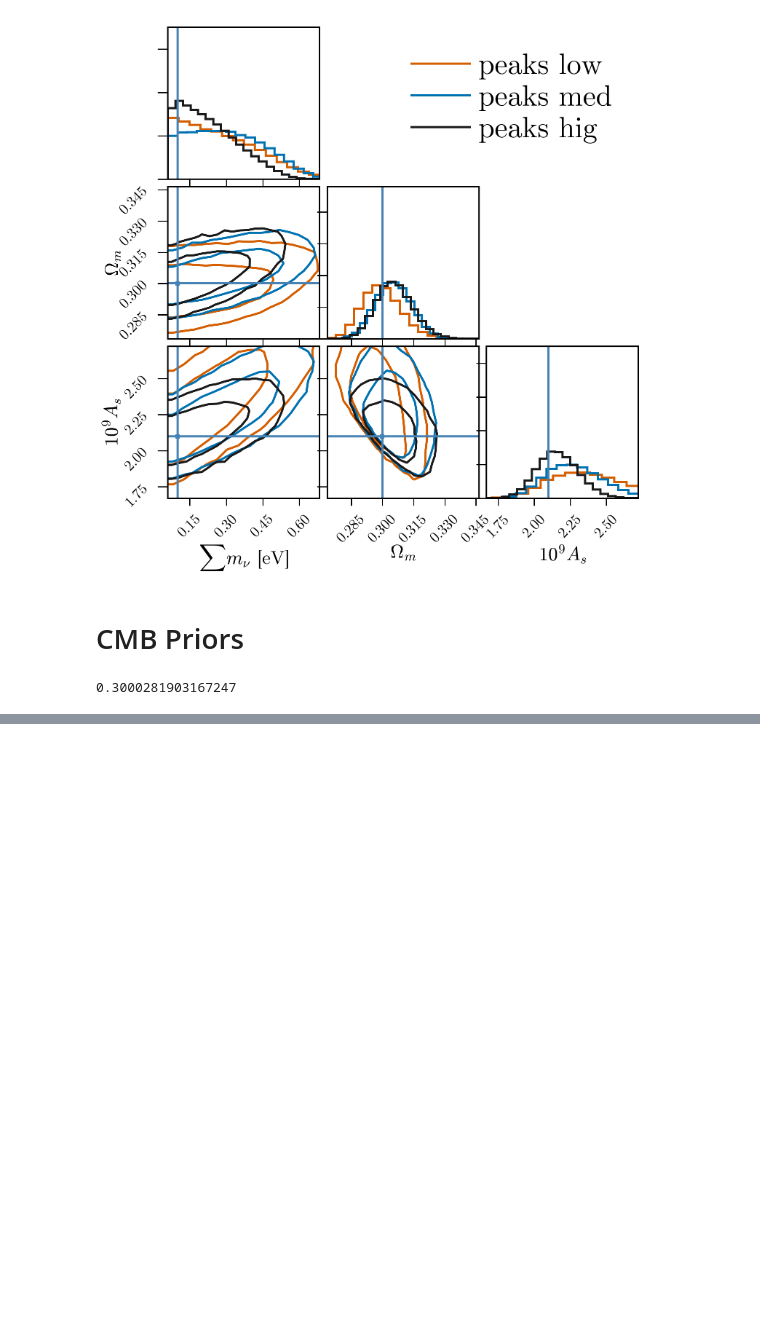
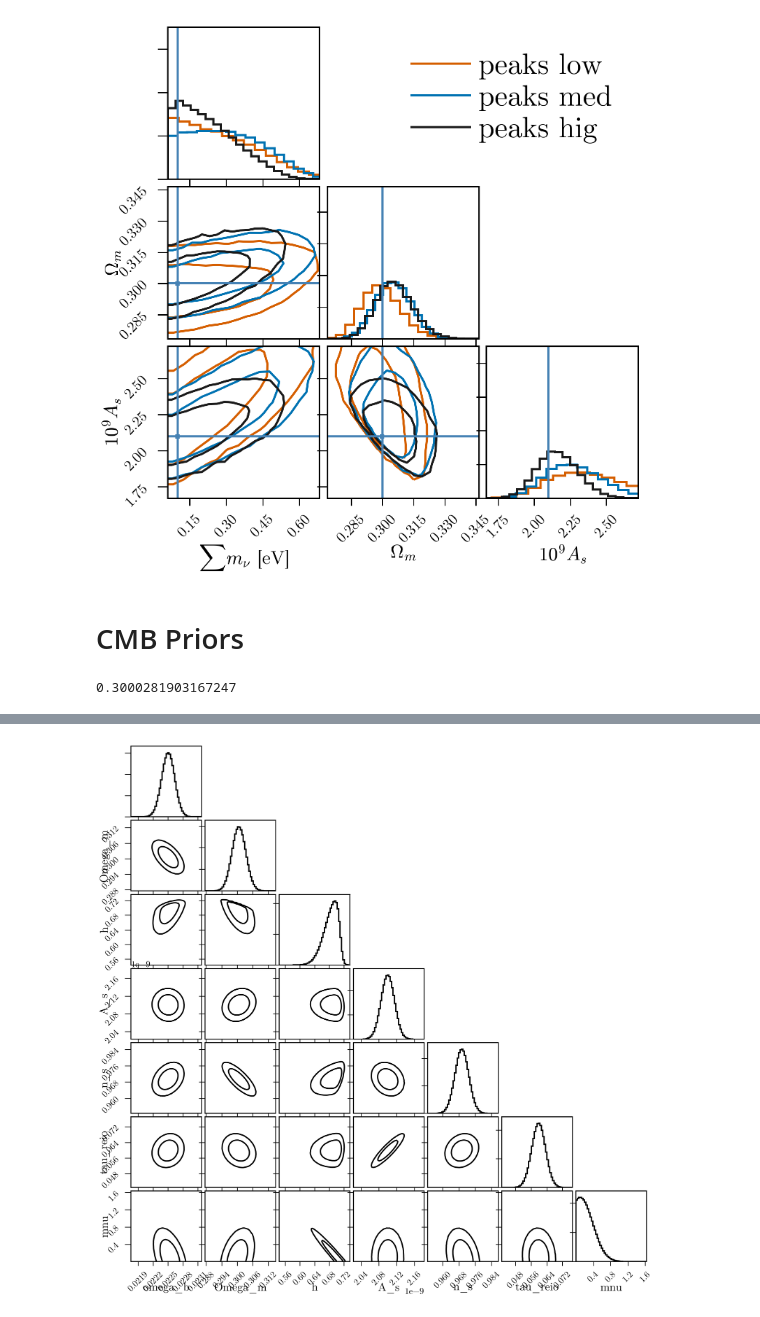
Before and after one commit to xzackli/gp_lens, a Jupyter notebook: Plot Chains.ipynb, the cells around one changed output, grey strips where cells are left out. Cells and saved outputs as stored; diff of their text form; code cells hidden in the pictures; blank space fills up the shorter version.

```diff
--- a/Plot Chains.ipynb
+++ b/Plot Chains.ipynb
@@ -354,0 +361,10 @@ NameError: name 'cov' is not defined
+# %%
+npar = cov.shape[0]
+fig, ax = plt.subplots(npar, npar, figsize=(18,18))
+
+corner.corner(samps,
+              plot_datapoints=False, plot_density=False, bins=50,
+              levels=(0.68,0.95), lw=2, fig=fig,
+              hist_kwargs={'density':True}, labels=[r'omega_b', r'Omega_m', r'h',  r'A_s', r'n_s', r'tau_reio', 'mnu']);
+# %% [output]
+[figure, added]
```
Also changed, not shown: parts of 3 cells of this notebook, 1 other file.
